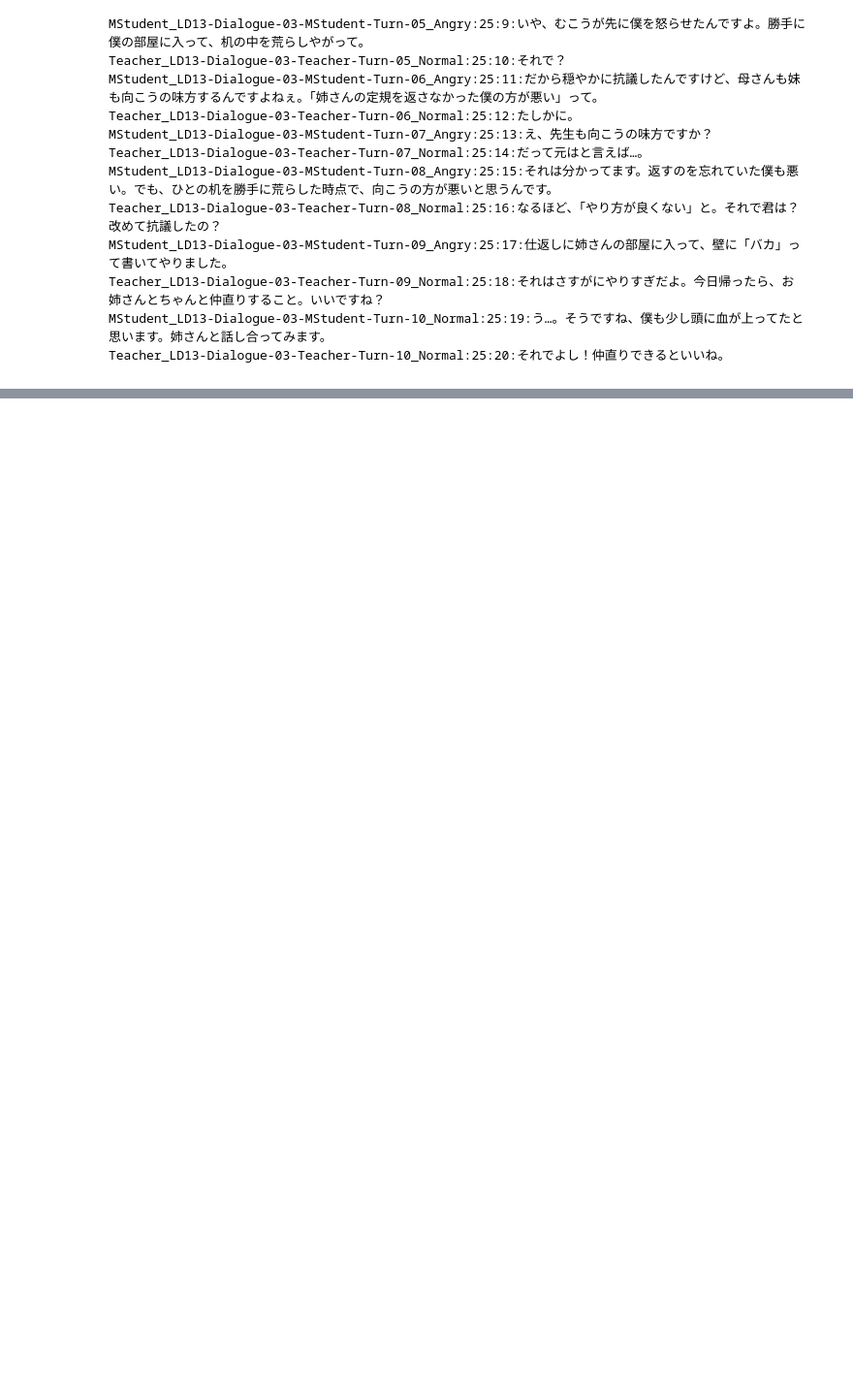
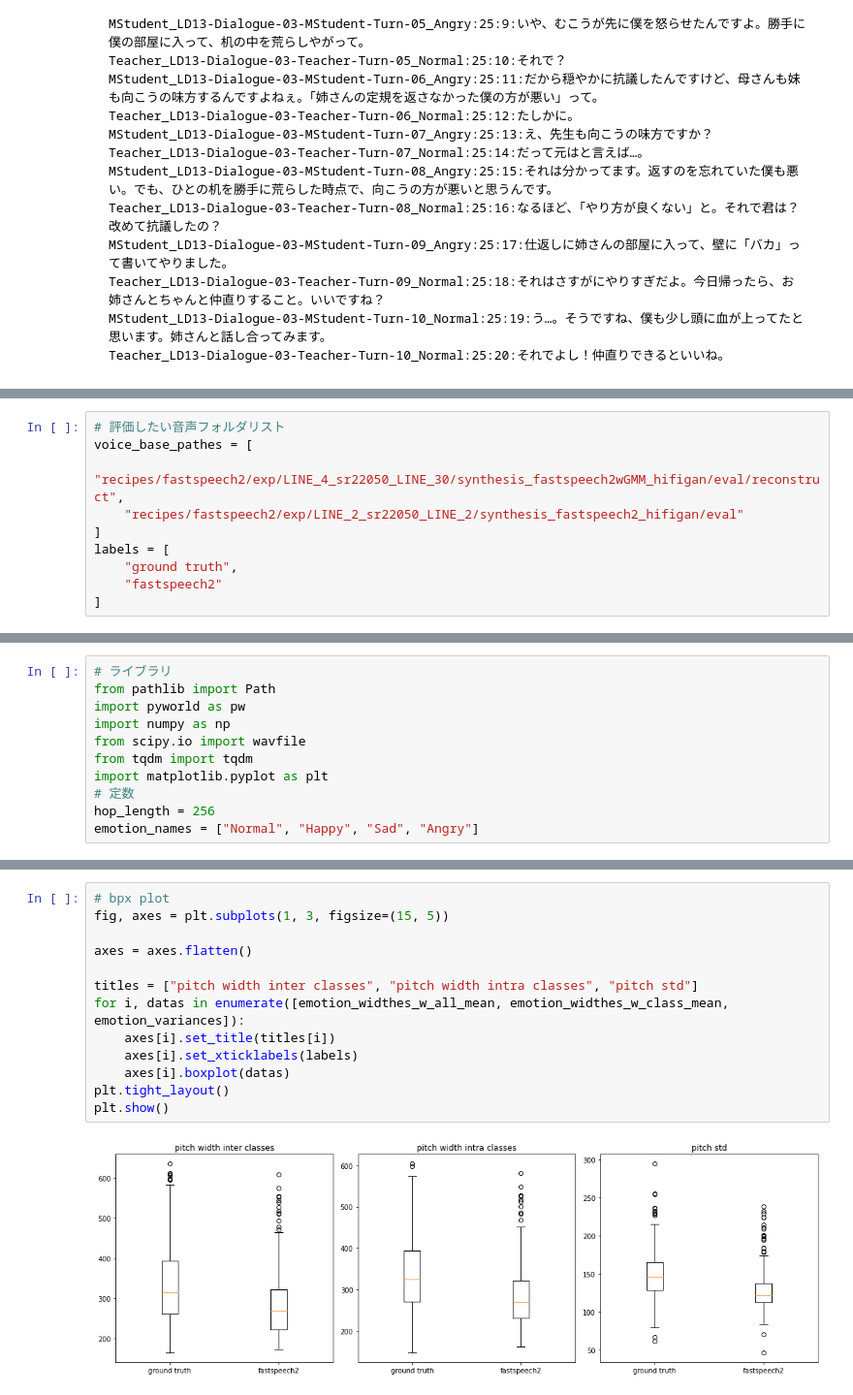
Before and after one commit to YutoNishimura-v2/vc_tts_template, a Jupyter notebook: dialogue_making.ipynb, the cells around one changed output, grey strips where cells are left out. Shown: that part at 97% size. Drawn from its saved outputs; the diff is of its cells as text; blank space fills up the shorter version.

Commit message:
pitch plot追加

```diff
--- a/dialogue_making.ipynb
+++ b/dialogue_making.ipynb
@@ -157,0 +160,10 @@ Teacher_LD13-Dialogue-03-Teacher-Turn-10_Normal:25:20:それでよし！仲直
+# %%
+# 評価したい音声フォルダリスト
+voice_base_pathes = [
+    "recipes/fastspeech2/exp/LINE_4_sr22050_LINE_30/synthesis_fastspeech2wGMM_hifigan/eval/reconstruct",
+    "recipes/fastspeech2/exp/LINE_2_sr22050_LINE_2/synthesis_fastspeech2_hifigan/eval"
+]
+labels = [
+    "ground truth",
+    "fastspeech2"
+]
@@ -157,0 +172,11 @@ Teacher_LD13-Dialogue-03-Teacher-Turn-10_Normal:25:20:それでよし！仲直
+# %%
+# ライブラリ
+from pathlib import Path
+import pyworld as pw
+import numpy as np
+from scipy.io import wavfile
+from tqdm import tqdm
+import matplotlib.pyplot as plt
+# 定数
+hop_length = 256
+emotion_names = ["Normal", "Happy", "Sad", "Angry"]
@@ -157,0 +258,15 @@ Teacher_LD13-Dialogue-03-Teacher-Turn-10_Normal:25:20:それでよし！仲直
+# %%
+# bpx plot
+fig, axes = plt.subplots(1, 3, figsize=(15, 5))
+
+axes = axes.flatten()
+
+titles = ["pitch width inter classes", "pitch width intra classes", "pitch std"]
+for i, datas in enumerate([emotion_widthes_w_all_mean, emotion_widthes_w_class_mean, emotion_variances]):
+    axes[i].set_title(titles[i])
+    axes[i].set_xticklabels(labels)
+    axes[i].boxplot(datas)
+plt.tight_layout()
+plt.show()
+# %% [output]
+[figure, added]
```
Also changed, not shown: parts of 3 cells of this notebook.
